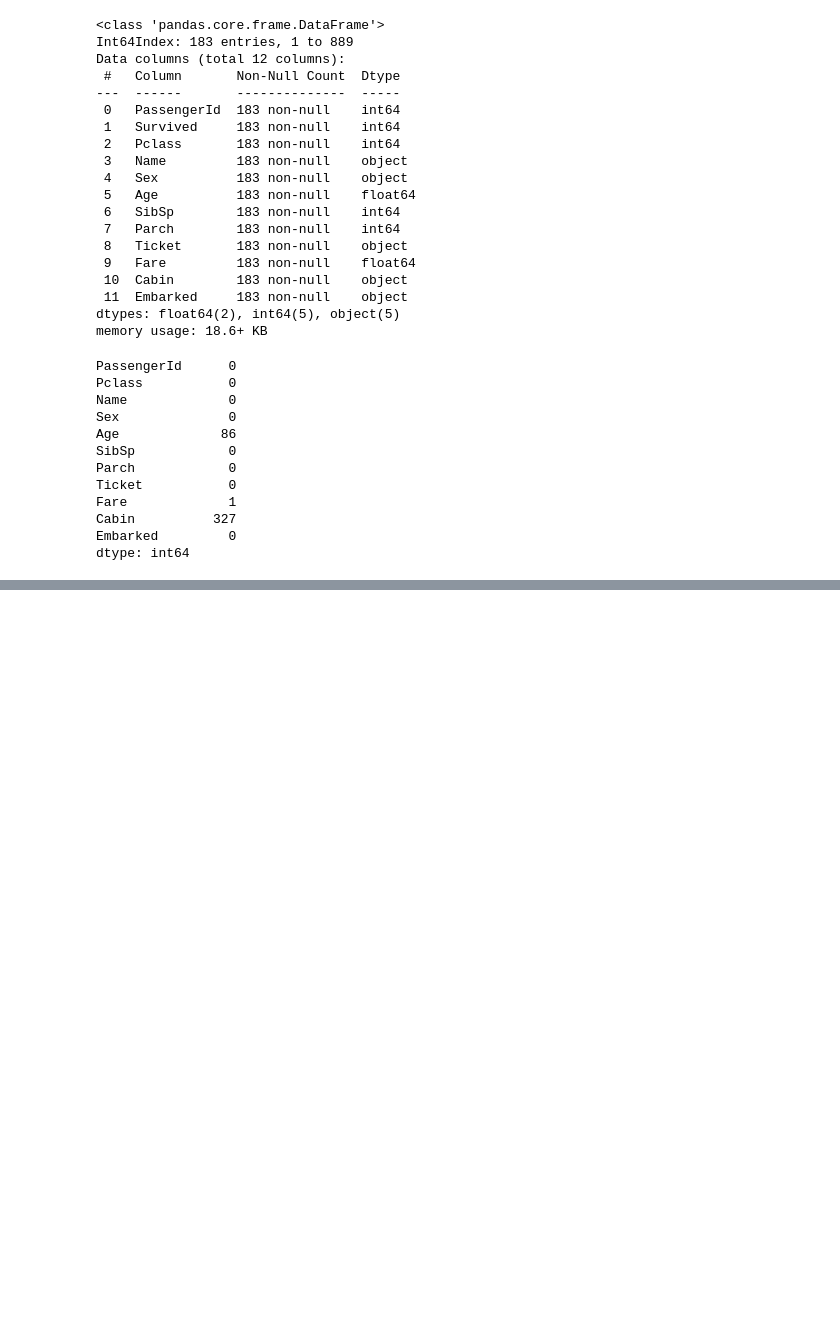
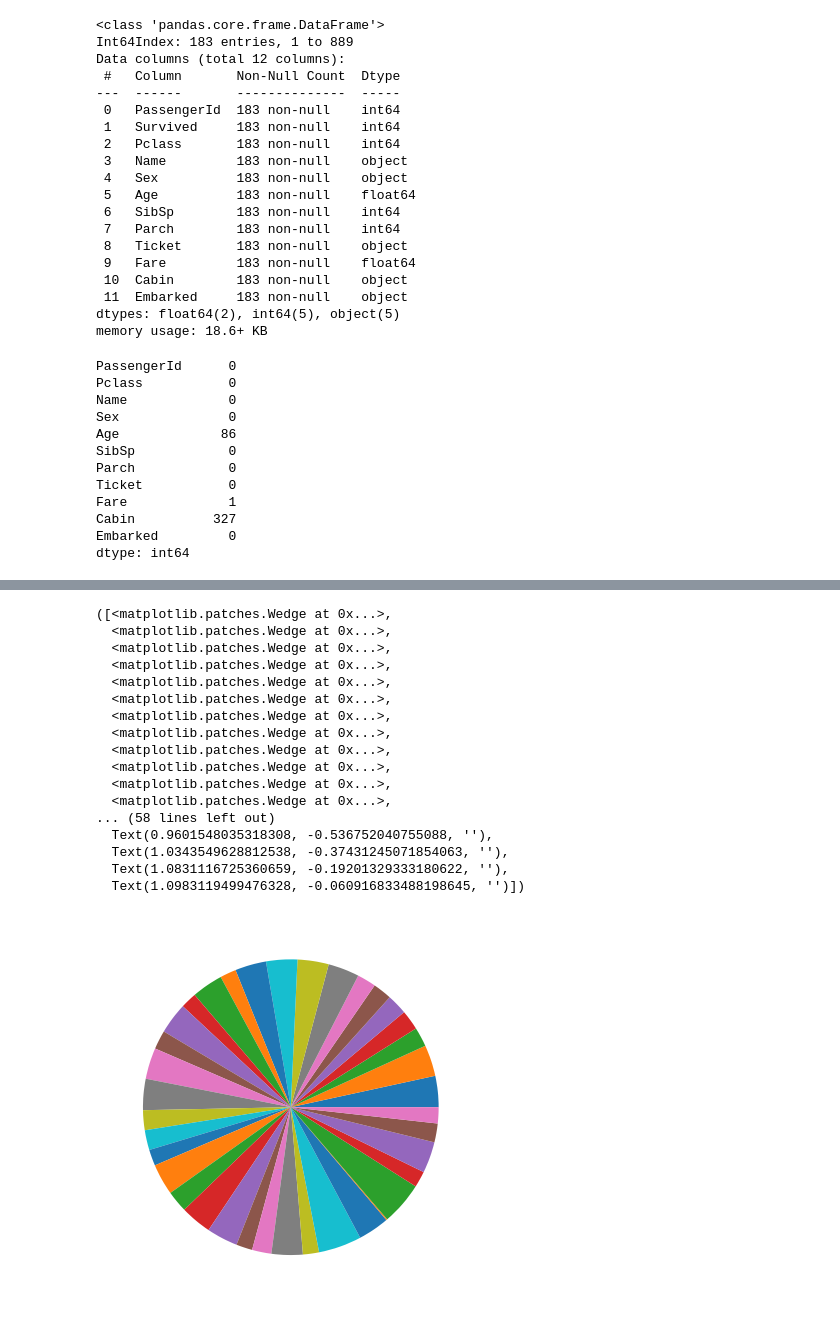
Before and after one commit to CodeBall-Pitch/Fake-news-detection, a Jupyter notebook: titanic/titanic/titan.ipynb, the cells around one changed output, grey strips where cells are left out. Drawn from its saved outputs; the diff is of its cells as text; code cells hidden in the pictures; blank space fills up the shorter version.

```diff
--- a/titanic/titanic/titan.ipynb
+++ b/titanic/titanic/titan.ipynb
@@ -102,0 +180,22 @@ test.dropna(inplace=True)
+# %%
+#plot a pie chat
+plt.pie(y_pred)
+# %% [output]
+([<matplotlib.patches.Wedge at 0x...>,
+  <matplotlib.patches.Wedge at 0x...>,
+  <matplotlib.patches.Wedge at 0x...>,
+  <matplotlib.patches.Wedge at 0x...>,
+  <matplotlib.patches.Wedge at 0x...>,
+  <matplotlib.patches.Wedge at 0x...>,
+  <matplotlib.patches.Wedge at 0x...>,
+  <matplotlib.patches.Wedge at 0x...>,
+  <matplotlib.patches.Wedge at 0x...>,
+  <matplotlib.patches.Wedge at 0x...>,
+  <matplotlib.patches.Wedge at 0x...>,
+  <matplotlib.patches.Wedge at 0x...>,
+... (58 lines left out)
+  Text(0.9601548035318308, -0.536752040755088, ''),
+  Text(1.0343549628812538, -0.37431245071854063, ''),
+  Text(1.0831116725360659, -0.19201329333180622, ''),
+  Text(1.0983119499476328, -0.060916833488198645, '')])
+[figure, added]
```
Also changed, not shown: parts of 17 cells of this notebook, 1 other file.
